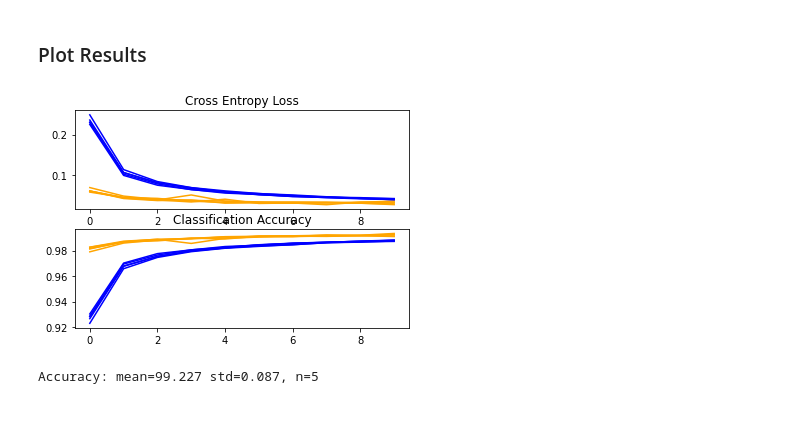
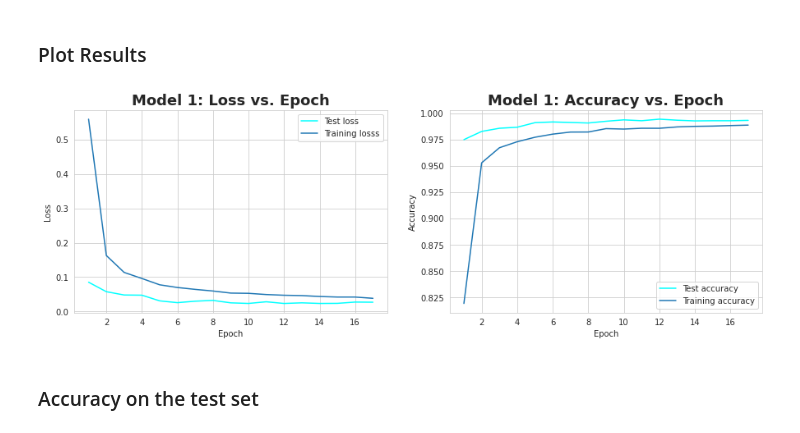
Before and after one commit to begloyanzhora/machine-learning, a Jupyter notebook: mnist/Convolutional Neural Network.ipynb, the cells around one changed output. Cells and saved outputs as stored; diff of their text form; code cells hidden in the pictures.

```diff
--- a/mnist/Convolutional Neural Network.ipynb
+++ b/mnist/Convolutional Neural Network.ipynb
@@ -105,24 +98,32 @@ for hist in histories:
 # %% [markdown]
 ### Plot Results
-# %%
-for i in range(len(histories)):
-    # plot loss
-    plt.subplot(2, 1, 1)
-    plt.title('Cross Entropy Loss')
-    plt.plot(histories[i].history['loss'], color='blue', label='train')
-    plt.plot(histories[i].history['val_loss'], color='orange', label='test')
-    # plot accuracy
-    plt.subplot(2, 1, 2)
-    plt.title('Classification Accuracy')
-    plt.plot(histories[i].history['accuracy'], color='blue', label='train')
-    plt.plot(histories[i].history['val_accuracy'], color='orange', label='test')
-plt.show()
-# %% [output]
-[figure, removed]
-# %%
-print('Accuracy: mean=%.3f std=%.3f, n=%d' % (np.mean(scores)*100, np.std(scores)*100, len(scores)))
-# %% [output]
-Accuracy: mean=99.227 std=0.087, n=5
+# %%
+sns.set_style('whitegrid')
+fig = plt.figure(figsize=(15,10))
+ax1 = plt.subplot2grid((2,2),(0,0))
+train_loss = history.history['loss']
+test_loss = history.history['val_loss']
+x = list(range(1, len(test_loss) + 1))
+plt.plot(x, test_loss, color = 'cyan', label = 'Test loss')
+plt.plot(x, train_loss, label = 'Training losss')
+plt.legend()
+plt.xlabel('Epoch')
+plt.ylabel('Loss')
+plt.title('Model 1: Loss vs. Epoch',weight='bold', fontsize=18)
+ax1 = plt.subplot2grid((2,2),(0,1))
+train_acc = history.history['accuracy']
+test_acc = history.history['val_accuracy']
+x = list(range(1, len(test_acc) + 1))
+plt.plot(x, test_acc, color = 'cyan', label = 'Test accuracy')
+plt.plot(x, train_acc, label = 'Training accuracy')
+plt.legend()
+plt.xlabel('Epoch')
+plt.ylabel('Accuracy')
+plt.title('Model 1: Accuracy vs. Epoch', weight='bold', fontsize=18);
+# %% [output]
+[figure, added]
+# %% [markdown]
+### Accuracy on the test set
 # %%
 loss, acc = model.evaluate(x_test, y_test, verbose=0)
 print(f'Loss = {loss}')
```
Also changed, not shown: parts of 17 cells of this notebook.
